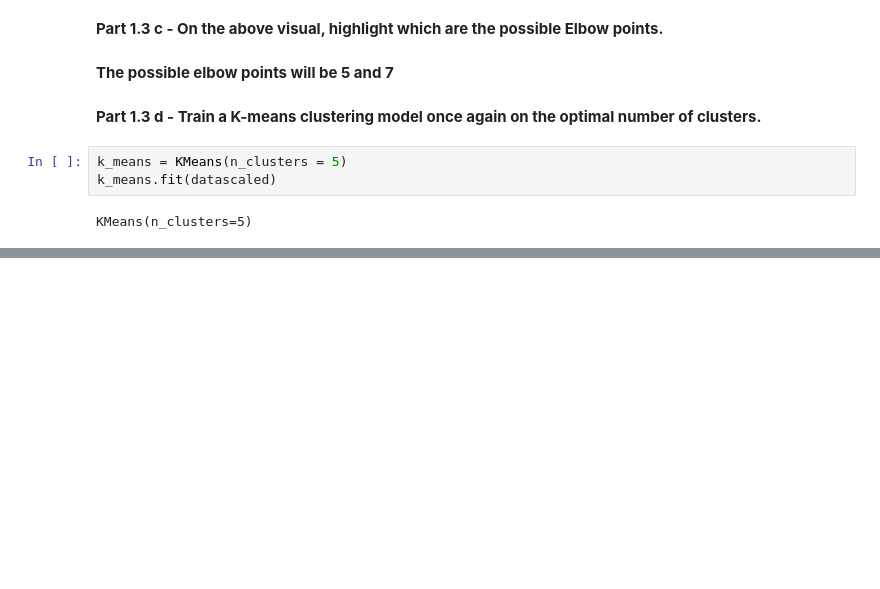
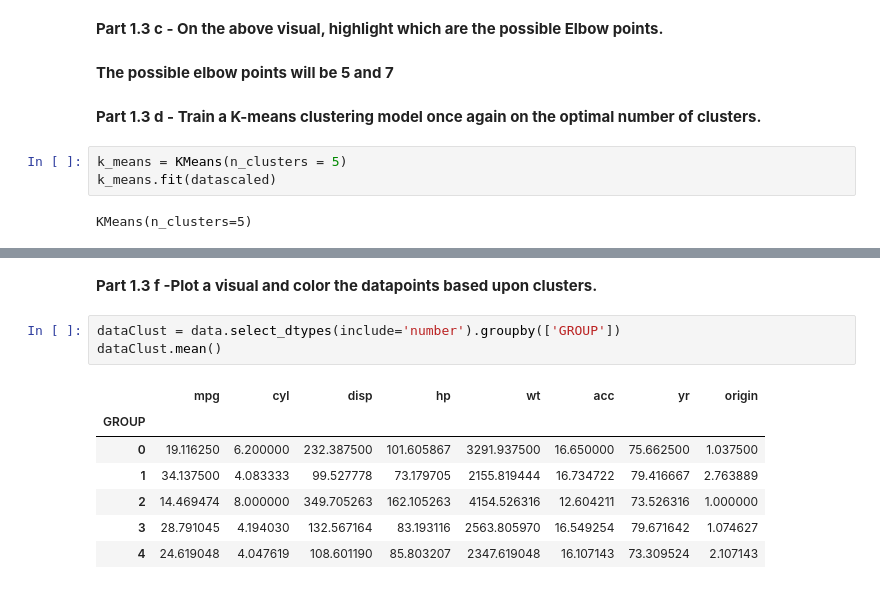
Before and after one commit to RethinaDuraiJohn/GreatLearning, a Jupyter notebook: Unsupervised/Project/UnsupervisedProject.ipynb, the cells around one changed output, grey strips where cells are left out. Cells and saved outputs as stored; diff of their text form; blank space fills up the shorter version.

```diff
--- a/Unsupervised/Project/UnsupervisedProject.ipynb
+++ b/Unsupervised/Project/UnsupervisedProject.ipynb
@@ -483,0 +511,14 @@ array([1, 1, 1, 1, 1, 1, 1, 1, 1, 1, 1, 1, 1, 1, 4, 2, 2, 2, 4, 4, 4, 4,
+# %% [markdown]
+**Part 1.3 f -Plot a visual and color the datapoints based
+upon clusters.**
+# %%
+dataClust = data.select_dtypes(include='number').groupby(['GROUP'])
+dataClust.mean()
+# %% [output]
+|  | mpg | cyl | disp | hp | wt | acc | yr | origin |
+| GROUP |  |  |  |  |  |  |  |  |
+| 0 | 19.116250 | 6.200000 | 232.387500 | 101.605867 | 3291.937500 | 16.650000 | 75.662500 | 1.037500 |
+| 1 | 34.137500 | 4.083333 | 99.527778 | 73.179705 | 2155.819444 | 16.734722 | 79.416667 | 2.763889 |
+| 2 | 14.469474 | 8.000000 | 349.705263 | 162.105263 | 4154.526316 | 12.604211 | 73.526316 | 1.000000 |
+| 3 | 28.791045 | 4.194030 | 132.567164 | 83.193116 | 2563.805970 | 16.549254 | 79.671642 | 1.074627 |
+| 4 | 24.619048 | 4.047619 | 108.601190 | 85.803207 | 2347.619048 | 16.107143 | 73.309524 | 2.107143 |
```
Also changed, not shown: parts of 11 cells of this notebook.
